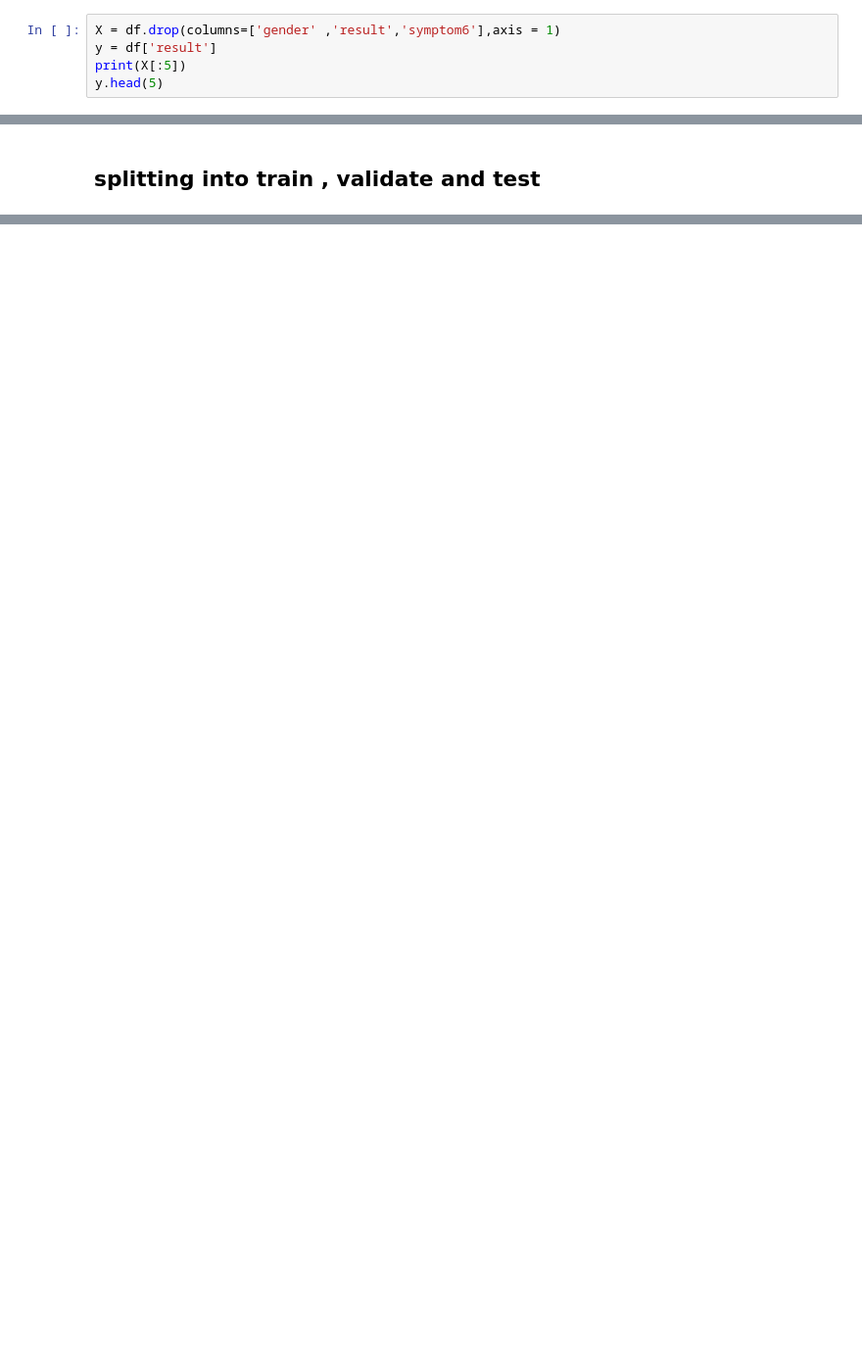
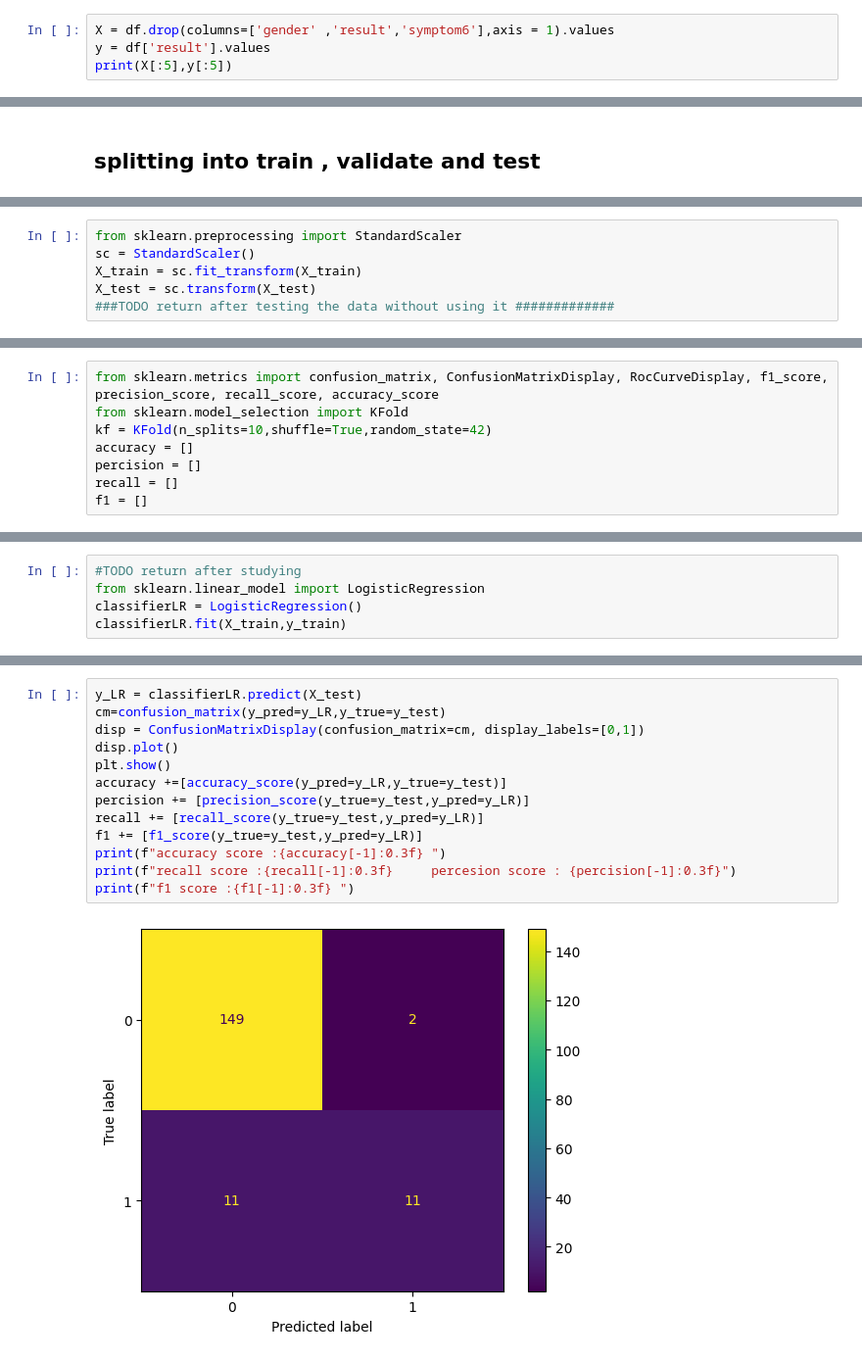
Before and after one commit to moyaser315/covid19_outcome_-prediction, a Jupyter notebook: proj.ipynb, the cells around one changed output, grey strips where cells are left out. Shown at 98% size. Saved outputs shown, nothing was run; the diff lists cells and outputs as text; blank space fills up the shorter version.

Commit message:
logreg initial scores

```diff
--- a/proj.ipynb
+++ b/proj.ipynb
@@ -143,8 +143,7 @@ plt.pie(gender,labels=labels,startangle=180,autopct="%2.2f%%")
 # %% [markdown]
 ### dropping gender and symptom6 then splitting the results from the feautres
 # %%
-X = df.drop(columns=['gender' ,'result','symptom6'],axis = 1)
-y = df['result']
-print(X[:5])
-y.head(5)
+X = df.drop(columns=['gender' ,'result','symptom6'],axis = 1).values
+y = df['result'].values
+print(X[:5],y[:5])
 # %% [output]
@@ -186,0 +175,6 @@ X_train.head()
+# %%
+from sklearn.preprocessing import StandardScaler
+sc = StandardScaler()
+X_train = sc.fit_transform(X_train)
+X_test = sc.transform(X_test)
+###TODO return after testing the data without using it #############
@@ -186,0 +183,8 @@ X_train.head()
+# %%
+from sklearn.metrics import confusion_matrix, ConfusionMatrixDisplay, RocCurveDisplay, f1_score, precision_score, recall_score, accuracy_score
+from sklearn.model_selection import KFold
+kf = KFold(n_splits=10,shuffle=True,random_state=42)
+accuracy = []
+percision = []
+recall = []
+f1 = []
@@ -186,0 +193,5 @@ X_train.head()
+# %%
+#TODO return after studying
+from sklearn.linear_model import LogisticRegression
+classifierLR = LogisticRegression()
+classifierLR.fit(X_train,y_train)
@@ -186,0 +200,15 @@ X_train.head()
+# %%
+y_LR = classifierLR.predict(X_test)
+cm=confusion_matrix(y_pred=y_LR,y_true=y_test)
+disp = ConfusionMatrixDisplay(confusion_matrix=cm, display_labels=[0,1])
+disp.plot()
+plt.show()
+accuracy +=[accuracy_score(y_pred=y_LR,y_true=y_test)]
+percision += [precision_score(y_true=y_test,y_pred=y_LR)]
+recall += [recall_score(y_true=y_test,y_pred=y_LR)]
+f1 += [f1_score(y_true=y_test,y_pred=y_LR)]
+print(f"accuracy score :{accuracy[-1]:0.3f} ")
+print(f"recall score :{recall[-1]:0.3f}     percesion score : {percision[-1]:0.3f}")
+print(f"f1 score :{f1[-1]:0.3f} ")
+# %% [output]
+[figure, added]
```
Also changed, not shown: parts of 9 cells of this notebook.
